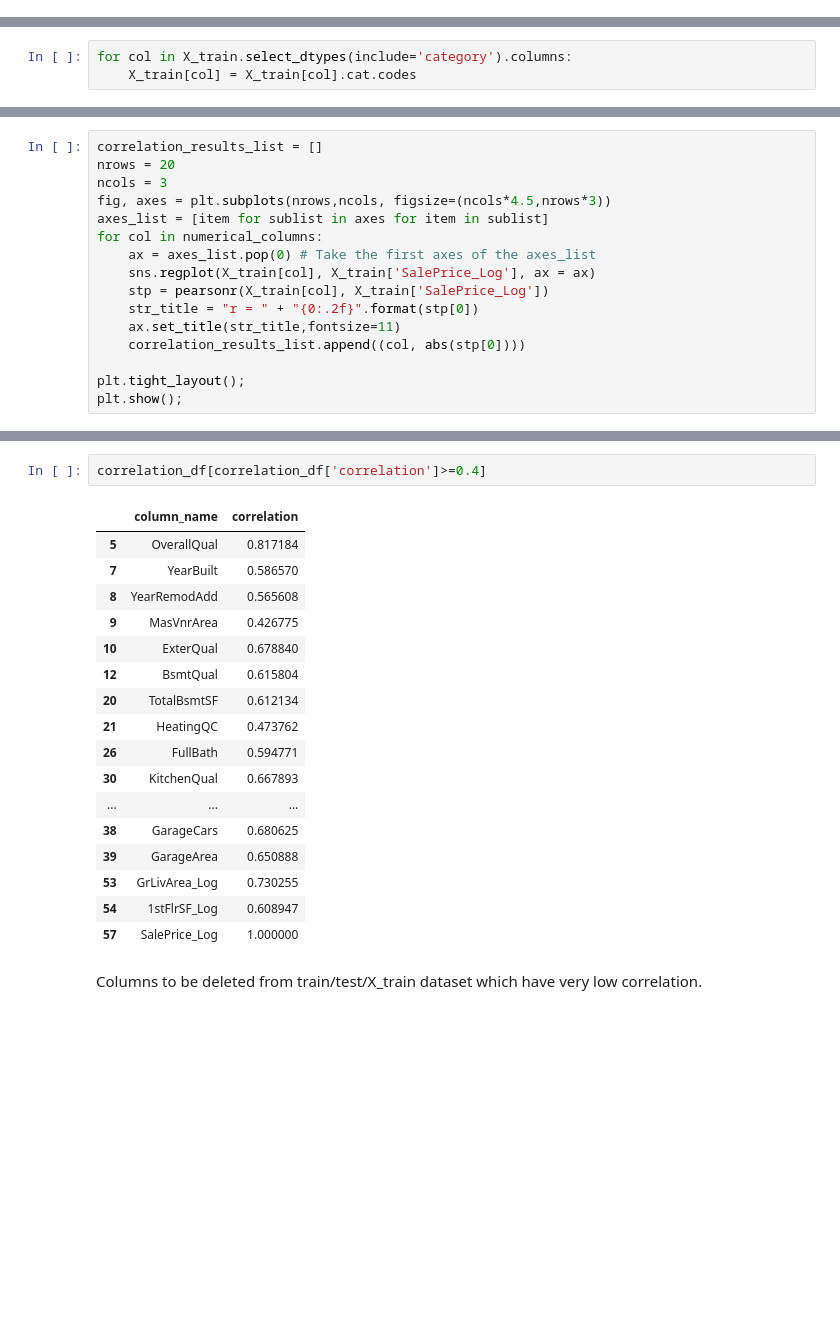
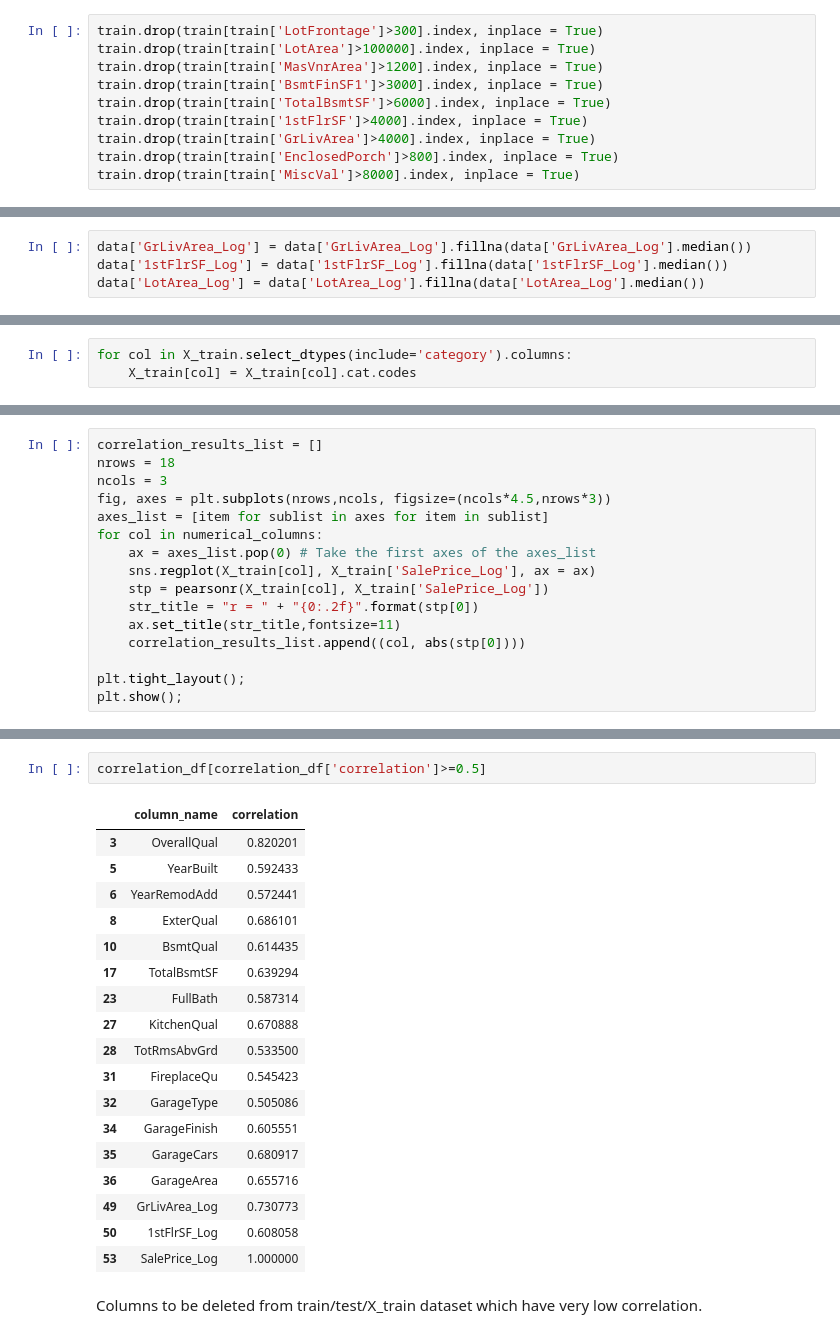
Before and after one commit to jeswingeorge/Kaggle-House-Prices-Prediction, a Jupyter notebook: 2.regression_predictions.ipynb, the cells around one changed output, grey strips where cells are left out. Cells and saved outputs as stored; diff of their text form; blank space fills up the shorter version.

```diff
--- a/2.regression_predictions.ipynb
+++ b/2.regression_predictions.ipynb
@@ -36,0 +39,10 @@ train.head()
+# %%
+train.drop(train[train['LotFrontage']>300].index, inplace = True)
+train.drop(train[train['LotArea']>100000].index, inplace = True)
+train.drop(train[train['MasVnrArea']>1200].index, inplace = True)
+train.drop(train[train['BsmtFinSF1']>3000].index, inplace = True)
+train.drop(train[train['TotalBsmtSF']>6000].index, inplace = True)
+train.drop(train[train['1stFlrSF']>4000].index, inplace = True)
+train.drop(train[train['GrLivArea']>4000].index, inplace = True)
+train.drop(train[train['EnclosedPorch']>800].index, inplace = True)
+train.drop(train[train['MiscVal']>8000].index, inplace = True)
@@ -189,6 +208,10 @@ LotFrontage_Log    518
 dtype: int64
 # %%
 data['LotFrontage_Log'] = data['LotFrontage_Log'].fillna(data['LotFrontage_Log'].median())
+# %%
+data['GrLivArea_Log'] = data['GrLivArea_Log'].fillna(data['GrLivArea_Log'].median())
+data['1stFlrSF_Log'] = data['1stFlrSF_Log'].fillna(data['1stFlrSF_Log'].median())
+data['LotArea_Log'] = data['LotArea_Log'].fillna(data['LotArea_Log'].median())
 # %% [markdown]
 
 ### Dealing with all object/category type columns
@@ -331,6 +354,6 @@ len(numerical_columns)
 # %%
 correlation_results_list = []
-nrows = 20
+nrows = 18
 ncols = 3
 fig, axes = plt.subplots(nrows,ncols, figsize=(ncols*4.5,nrows*3))
 axes_list = [item for sublist in axes for item in sublist]
@@ -370,23 +393,24 @@ correlation_df
 # %%
-correlation_df[correlation_df['correlation']>=0.4]
+correlation_df[correlation_df['correlation']>=0.5]
 # %% [output]
 |  | column_name | correlation |
-| 5 | OverallQual | 0.817184 |
-| 7 | YearBuilt | 0.586570 |
-| 8 | YearRemodAdd | 0.565608 |
-| 9 | MasVnrArea | 0.426775 |
-| 10 | ExterQual | 0.678840 |
-| 12 | BsmtQual | 0.615804 |
-| 20 | TotalBsmtSF | 0.612134 |
-| 21 | HeatingQC | 0.473762 |
-| 26 | FullBath | 0.594771 |
-| 30 | KitchenQual | 0.667893 |
-| ... | ... | ... |
-| 38 | GarageCars | 0.680625 |
-| 39 | GarageArea | 0.650888 |
-| 53 | GrLivArea_Log | 0.730255 |
-| 54 | 1stFlrSF_Log | 0.608947 |
-| 57 | SalePrice_Log | 1.000000 |
+| 3 | OverallQual | 0.820201 |
+| 5 | YearBuilt | 0.592433 |
+| 6 | YearRemodAdd | 0.572441 |
+| 8 | ExterQual | 0.686101 |
+| 10 | BsmtQual | 0.614435 |
+| 17 | TotalBsmtSF | 0.639294 |
+| 23 | FullBath | 0.587314 |
+| 27 | KitchenQual | 0.670888 |
+| 28 | TotRmsAbvGrd | 0.533500 |
+| 31 | FireplaceQu | 0.545423 |
+| 32 | GarageType | 0.505086 |
+| 34 | GarageFinish | 0.605551 |
+| 35 | GarageCars | 0.680917 |
+| 36 | GarageArea | 0.655716 |
+| 49 | GrLivArea_Log | 0.730773 |
+| 50 | 1stFlrSF_Log | 0.608058 |
+| 53 | SalePrice_Log | 1.000000 |
 # %% [markdown]
 Columns to be deleted from train/test/X_train dataset which have very low correlation.
 # %%
```
Also changed, not shown: parts of 50 cells of this notebook, 3 other files.
